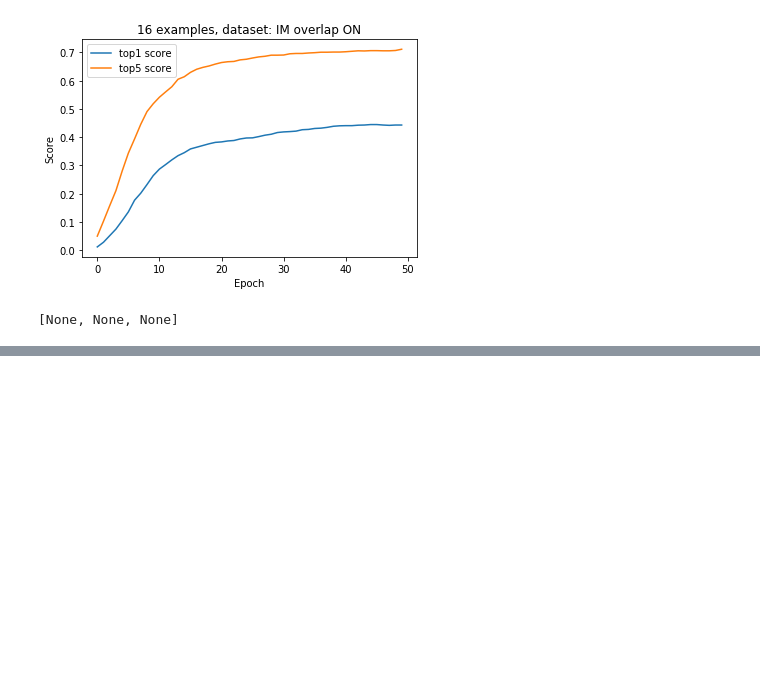
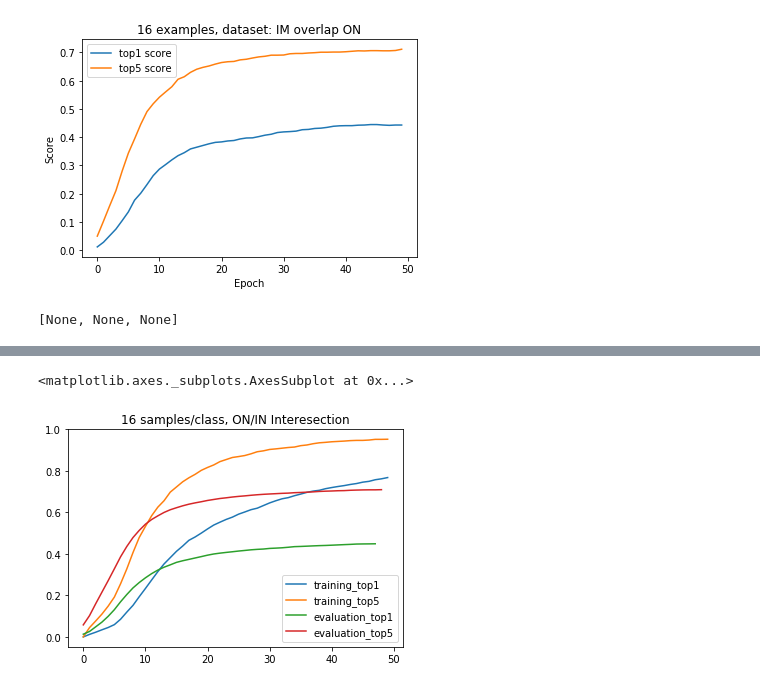
Before and after one commit to julianalverio/resnet, a Jupyter notebook: Transfer Learning Plots.ipynb, the cells around one changed output, grey strips where cells are left out. Saved outputs shown, nothing was run; the diff lists cells and outputs as text; code cells hidden in the pictures; blank space fills up the shorter version.

```diff
--- a/Transfer Learning Plots.ipynb
+++ b/Transfer Learning Plots.ipynb
@@ -54,0 +94,36 @@ def plot(scores, dataset, num_examples):
+# %%
+# data for n=16 with overlap
+with open('/Users/julianalverio/Desktop/16_overlap.txt') as f:
+    input_text = f.read()
+# %%
+training_top1 = []
+training_top5 = []
+evaluation_top1 = []
+evaluation_top5 = []
+
+for line in input_text.split('\n'):
+    if "training top1 score" in line:
+        value = eval(line.split(':')[-1][1:])
+        training_top1.append(value)
+    if "training top5 score" in line:
+        value = eval(line.split(':')[-1][1:])
+        training_top5.append(value)
+    if line.startswith("top5 score:"):
+        value = eval(line.replace("top5 score: ", ""))
+        evaluation_top5.append(value)
+    if line.startswith("top1 score:"):
+        value = eval(line.replace("top1 score: ", ""))
+        evaluation_top1.append(value)
+# %%
+training_top1 = pd.DataFrame(np.array(training_top1))
+training_top5 = pd.DataFrame(np.array(training_top5))
+evaluation_top1 = pd.DataFrame(np.array(evaluation_top1))
+evaluation_top5 = pd.DataFrame(np.array(evaluation_top5))
+# %%
+data = pd.concat([training_top1, training_top5, evaluation_top1, evaluation_top5], axis=1)
+data.columns = ['training_top1', 'training_top5', 'evaluation_top1', 'evaluation_top5']
+# %%
+data.plot(title='16 samples/class, ON/IN Interesection')
+# %% [output]
+<matplotlib.axes._subplots.AxesSubplot at 0x...>
+[figure, added]
```
Also changed, not shown: parts of 6 cells of this notebook, 1 other file.
